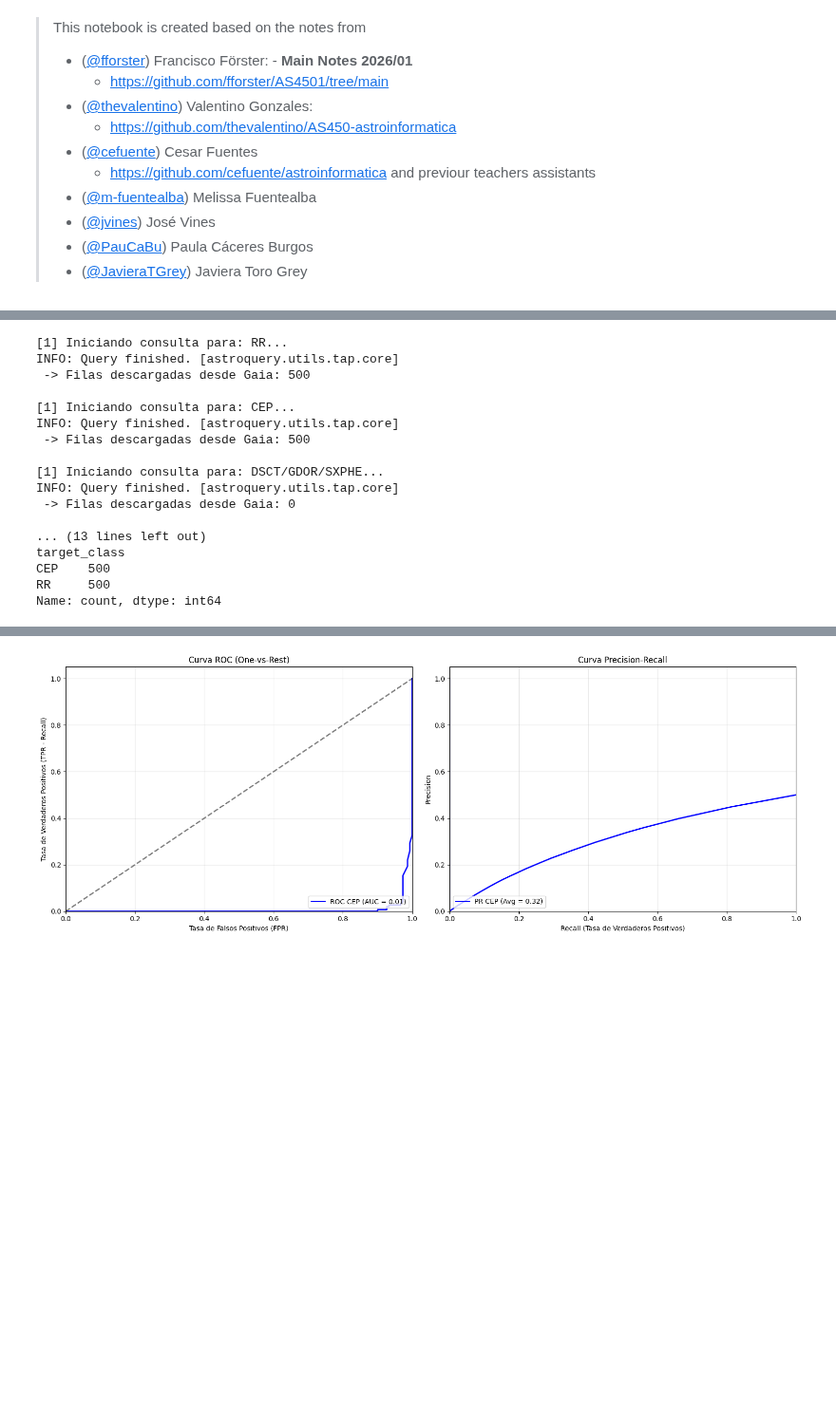
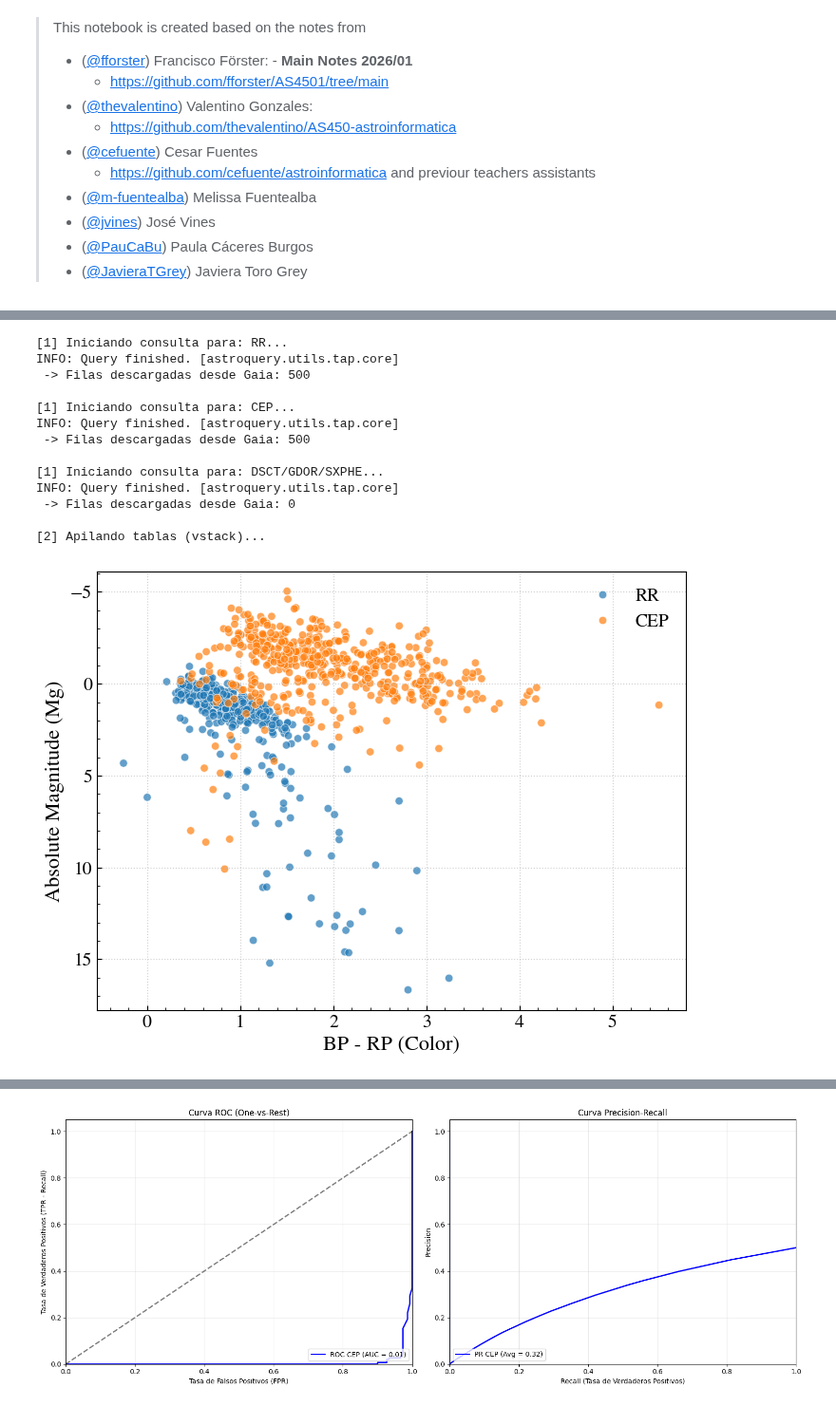
Before and after one commit to jurados/AS4501_Astroinformatic, a Jupyter notebook: Auxiliar/AUX4_SuperviserML.ipynb, the cells around one changed output, grey strips where cells are left out. Shown at 95% size. Cells and saved outputs as stored; diff of their text form; code cells hidden in the pictures; blank space fills up the shorter version.

```diff
--- a/Auxiliar/AUX4_SuperviserML.ipynb
+++ b/Auxiliar/AUX4_SuperviserML.ipynb
@@ -83,27 +118,6 @@ results = vstack(tables)
 
 # Convertimos a Pandas
 df = results.to_pandas()
-
-# Forzamos la columna target_class a string estándar (a veces Astropy la deja como bytes tipo b'CEP')
-df['target_class'] = df['target_class'].apply(lambda x: x.decode('utf-8') if isinstance(x, bytes) else str(x))
-
-print(f" -> Tamaño del DataFrame crudo: {df.shape[0]} filas.")
-print(df['target_class'].value_counts())
-
-print("\n[3] Aplicando limpieza (dropna)...")
-df_clean = df.dropna()
-print(f" -> Tamaño del DataFrame tras dropna(): {df_clean.shape[0]} filas.")
-
-# Si dropna() borró demasiado, mostramos qué columnas tenían NaNs en los datos originales
-if df_clean.shape[0] < df.shape[0]:
-    print(" -> ¡Atención! Se perdieron filas. NaNs por columna en los datos originales:")
-    print(df.isna().sum())
-
-print("\n[4] Mezclando datos (shuffle)...")
-df_final = df_clean.sample(frac=1, random_state=42).reset_index(drop=True)
-
-print("\nDistribución final de clases lista para Machine Learning:")
-print(df_final['target_class'].value_counts())
 # %% [output]
 [1] Iniciando consulta para: RR...
 INFO: Query finished. [astroquery.utils.tap.core]
@@ -117,8 +131,26 @@ INFO: Query finished. [astroquery.utils.tap.core]
 INFO: Query finished. [astroquery.utils.tap.core]
  -> Filas descargadas desde Gaia: 0
 
-... (13 lines left out)
-target_class
-CEP    500
-RR     500
-Name: count, dtype: int64
+[2] Apilando tablas (vstack)...
+# %%
+# Absolute Magnitude (Mg)
+# Mg = G + 5 * log10(parallax) - 10
+df['Mg'] = df['phot_g_mean_mag'] + 5 * np.log10(df['parallax']) - 10
+
+fig, ax = plt.subplots(figsize=(8, 6))
+sns.scatterplot(
+    data=df,
+    x='bp_rp',
+    y='Mg',
+    hue='target_class',
+    #palette='viridis',
+    alpha=0.7
+)
+ax.invert_yaxis()
+ax.set_xlabel('BP - RP (Color)')
+ax.set_ylabel('Absolute Magnitude (Mg)')
+ax.legend(title='', frameon=False)
+ax.grid()
+plt.show()
+# %% [output]
+[figure, added]
```
Also changed, not shown: parts of 17 cells of this notebook, 2 other files.
